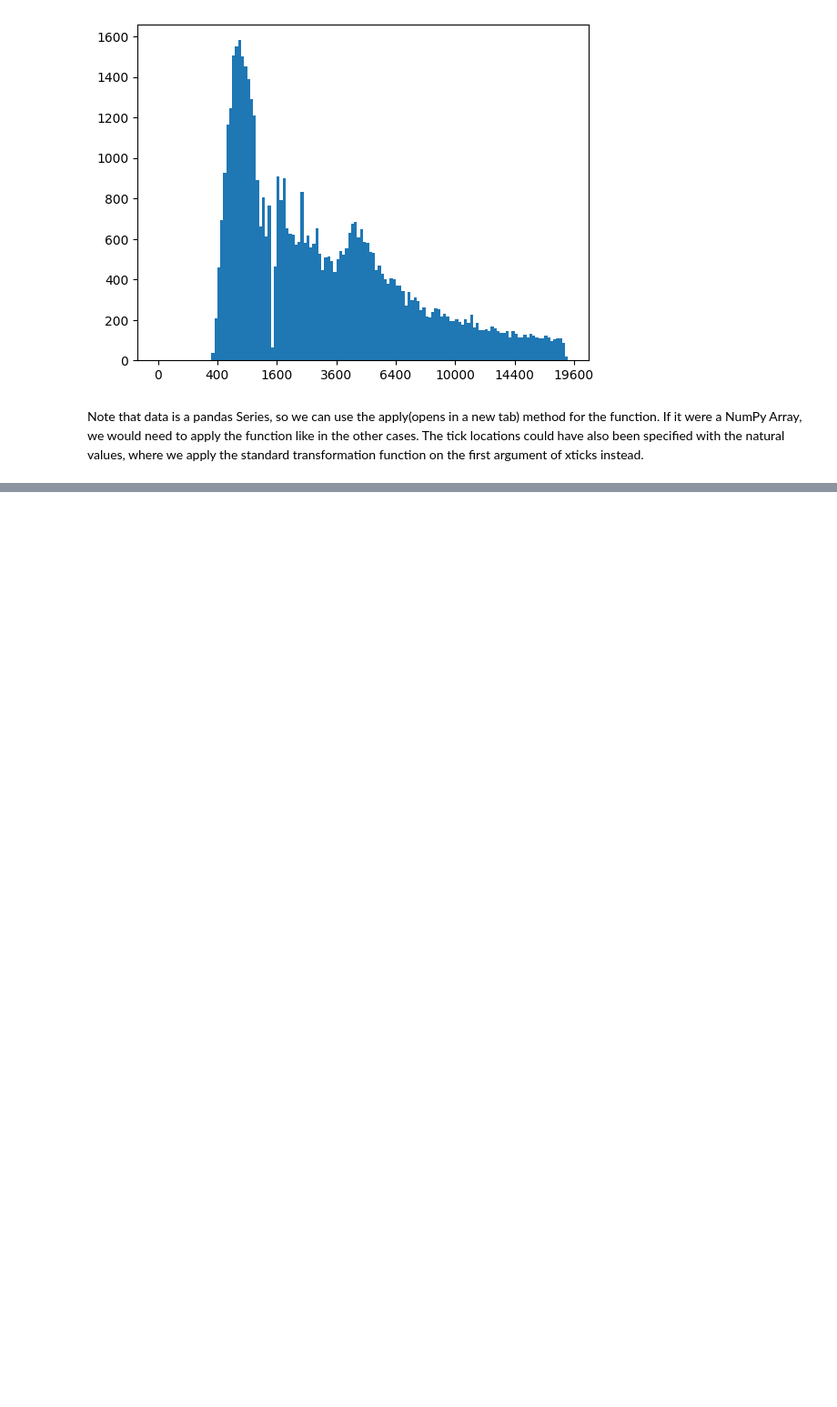
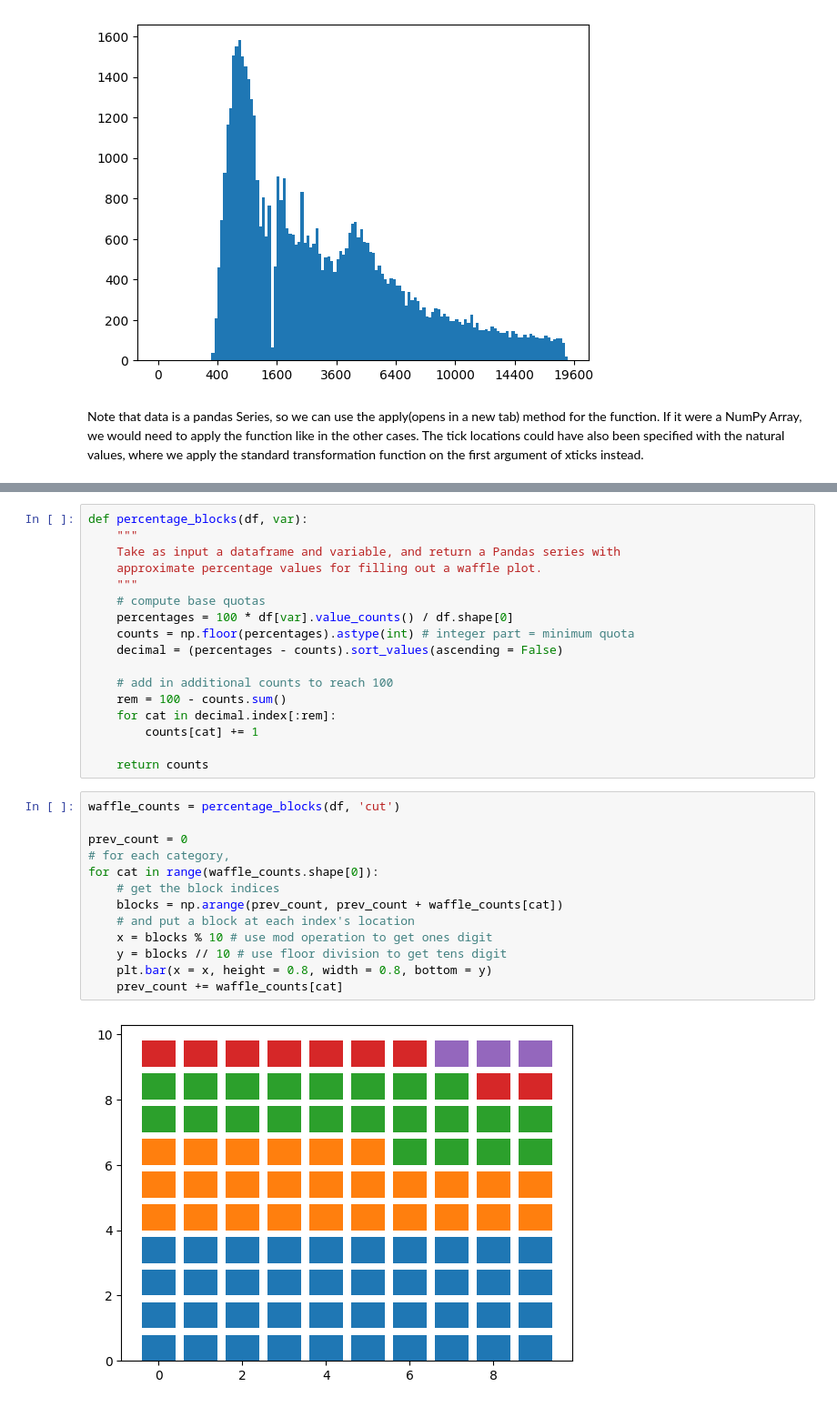
Before and after one commit to sondosaabed/Data-Visualization-with-Matplotlib-and-Seaborn, a Jupyter notebook: L3-Univariate-Exploration-in-Data-Analysis/L3-Univariate-Exploration-of-Data.ipynb, the cells around one changed output, grey strips where cells are left out. Shown at 91% size. Saved outputs shown, nothing was run; the diff lists cells and outputs as text; blank space fills up the shorter version.

Commit message:
finishing with L3: waffle, kde extra and glossary

```diff
--- a/L3-Univariate-Exploration-in-Data-Analysis/L3-Univariate-Exploration-of-Data.ipynb
+++ b/L3-Univariate-Exploration-in-Data-Analysis/L3-Univariate-Exploration-of-Data.ipynb
@@ -560,0 +607,32 @@ Note that data is a pandas Series, so we can use the apply(opens in a new tab) m
+# %%
+def percentage_blocks(df, var):
+    """
+    Take as input a dataframe and variable, and return a Pandas series with
+    approximate percentage values for filling out a waffle plot.
+    """
+    # compute base quotas
+    percentages = 100 * df[var].value_counts() / df.shape[0]
+    counts = np.floor(percentages).astype(int) # integer part = minimum quota
+    decimal = (percentages - counts).sort_values(ascending = False)
+
+    # add in additional counts to reach 100
+    rem = 100 - counts.sum()
+    for cat in decimal.index[:rem]:
+        counts[cat] += 1
+
+    return counts
+# %%
+waffle_counts = percentage_blocks(df, 'cut')
+
+prev_count = 0
+# for each category,
+for cat in range(waffle_counts.shape[0]):
+    # get the block indices
+    blocks = np.arange(prev_count, prev_count + waffle_counts[cat])
+    # and put a block at each index's location
+    x = blocks % 10 # use mod operation to get ones digit
+    y = blocks // 10 # use floor division to get tens digit
+    plt.bar(x = x, height = 0.8, width = 0.8, bottom = y)
+    prev_count += waffle_counts[cat]
+# %% [output]
+[figure, added]
```
Also changed, not shown: parts of 8 cells of this notebook.
